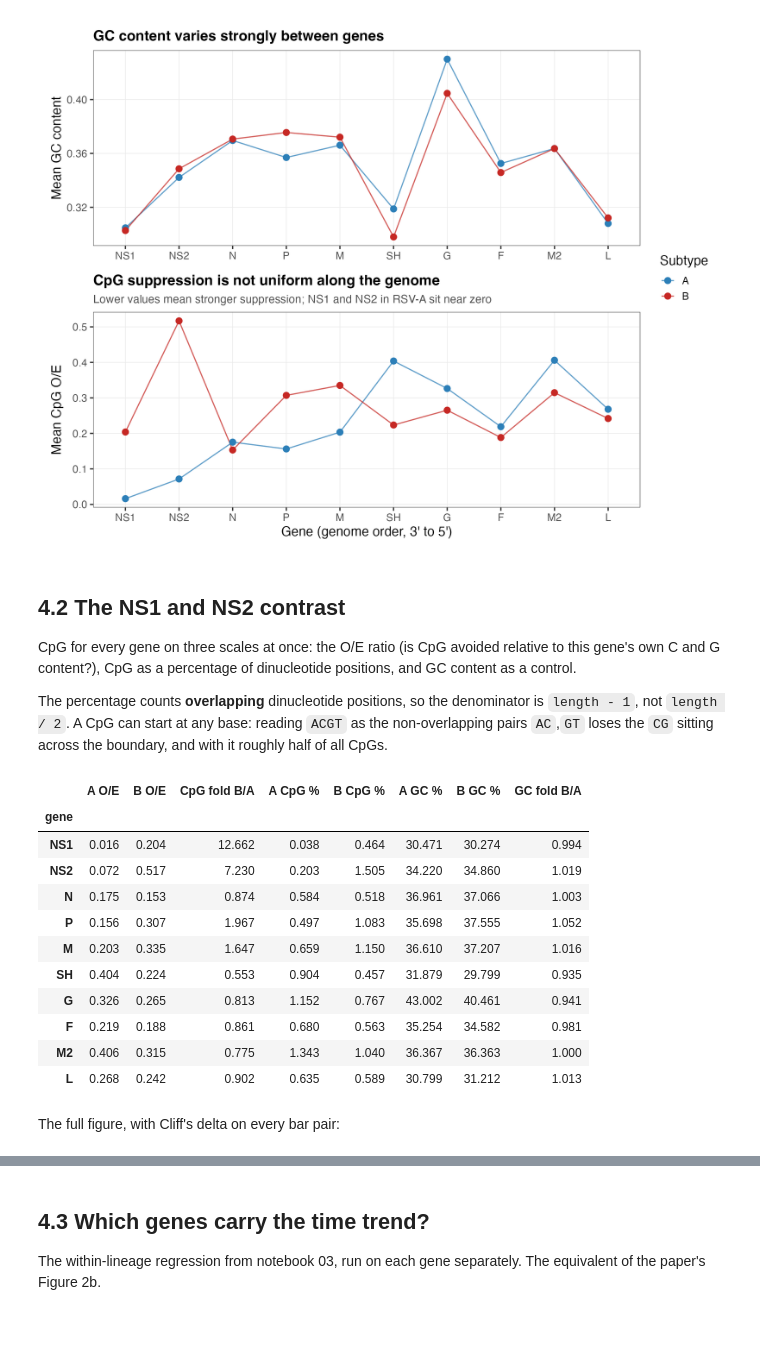
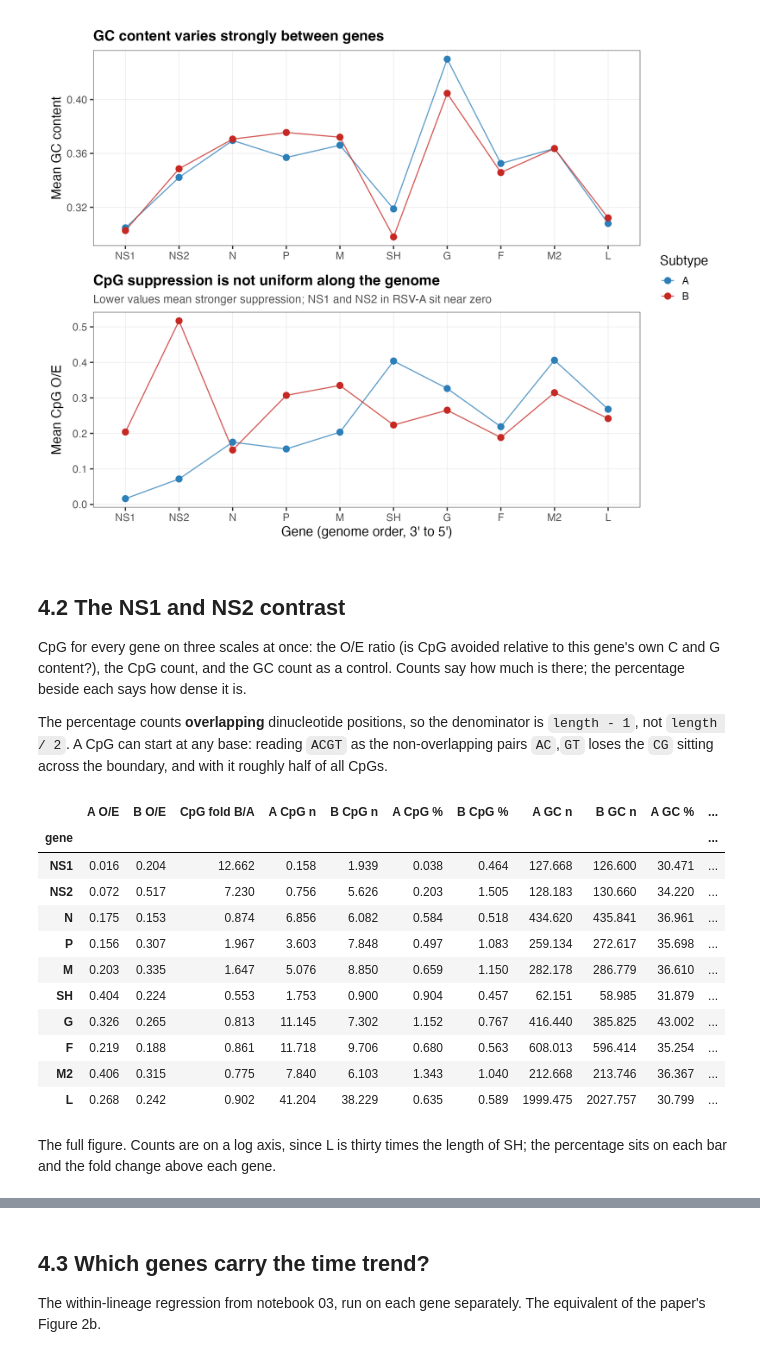
Before and after one commit to Wlimni/RSV, a Jupyter notebook: notebooks/04_genes.ipynb, the cells around one changed output, grey strips where cells are left out. Cells and saved outputs as stored; diff of their text form; code cells hidden in the pictures; blank space fills up the shorter version.

```diff
--- a/notebooks/04_genes.ipynb
+++ b/notebooks/04_genes.ipynb
@@ -87,37 +87,41 @@ show("fig5_gene_composition.png")
 # %% [markdown]
 ## 4.2  The NS1 and NS2 contrast
 
-CpG for every gene on three scales at once: the O/E ratio (is CpG avoided relative to this gene's own C and G content?), CpG as a percentage of dinucleotide positions, and GC content as a control.
+CpG for every gene on three scales at once: the O/E ratio (is CpG avoided relative to this gene's own C and G content?), the CpG count, and the GC count as a control. Counts say how much is there; the percentage beside each says how dense it is.
 
 The percentage counts **overlapping** dinucleotide positions, so the denominator is `length - 1`, not `length / 2`. A CpG can start at any base: reading `ACGT` as the non-overlapping pairs `AC`,`GT` loses the `CG` sitting across the boundary, and with it roughly half of all CpGs.
 # %%
 rows = []
 for gn in GENES:
     s = per_gene[per_gene.gene == gn]
     a, b = s[s.Subtype == "A"], s[s.Subtype == "B"]
     rows.append({"gene": gn,
                  "A O/E": a.oe_CG.mean(), "B O/E": b.oe_CG.mean(),
                  "CpG fold B/A": b.oe_CG.mean() / a.oe_CG.mean(),
                  # freq_CG already uses the (length - 1) overlapping basis
+                 "A CpG n": (a.freq_CG * (a.valid_len - 1)).mean(),
+                 "B CpG n": (b.freq_CG * (b.valid_len - 1)).mean(),
                  "A CpG %": a.freq_CG.mean() * 100, "B CpG %": b.freq_CG.mean() * 100,
+                 "A GC n": (a.gc_content * a.valid_len).mean(),
+                 "B GC n": (b.gc_content * b.valid_len).mean(),
                  "A GC %": a.gc_content.mean() * 100, "B GC %": b.gc_content.mean() * 100,
                  "GC fold B/A": b.gc_content.mean() / a.gc_content.mean()})
 pd.DataFrame(rows).set_index("gene").round(3)
 # %% [output]
-|  | A O/E | B O/E | CpG fold B/A | A CpG % | B CpG % | A GC % | B GC % | GC fold B/A |
-| gene |  |  |  |  |  |  |  |  |
-| NS1 | 0.016 | 0.204 | 12.662 | 0.038 | 0.464 | 30.471 | 30.274 | 0.994 |
-| NS2 | 0.072 | 0.517 | 7.230 | 0.203 | 1.505 | 34.220 | 34.860 | 1.019 |
-| N | 0.175 | 0.153 | 0.874 | 0.584 | 0.518 | 36.961 | 37.066 | 1.003 |
-| P | 0.156 | 0.307 | 1.967 | 0.497 | 1.083 | 35.698 | 37.555 | 1.052 |
-| M | 0.203 | 0.335 | 1.647 | 0.659 | 1.150 | 36.610 | 37.207 | 1.016 |
-| SH | 0.404 | 0.224 | 0.553 | 0.904 | 0.457 | 31.879 | 29.799 | 0.935 |
-| G | 0.326 | 0.265 | 0.813 | 1.152 | 0.767 | 43.002 | 40.461 | 0.941 |
-| F | 0.219 | 0.188 | 0.861 | 0.680 | 0.563 | 35.254 | 34.582 | 0.981 |
-| M2 | 0.406 | 0.315 | 0.775 | 1.343 | 1.040 | 36.367 | 36.363 | 1.000 |
-| L | 0.268 | 0.242 | 0.902 | 0.635 | 0.589 | 30.799 | 31.212 | 1.013 |
+|  | A O/E | B O/E | CpG fold B/A | A CpG n | B CpG n | A CpG % | B CpG % | A GC n | B GC n | A GC % | ... |
+| gene |  |  |  |  |  |  |  |  |  |  | ... |
+| NS1 | 0.016 | 0.204 | 12.662 | 0.158 | 1.939 | 0.038 | 0.464 | 127.668 | 126.600 | 30.471 | ... |
+| NS2 | 0.072 | 0.517 | 7.230 | 0.756 | 5.626 | 0.203 | 1.505 | 128.183 | 130.660 | 34.220 | ... |
+| N | 0.175 | 0.153 | 0.874 | 6.856 | 6.082 | 0.584 | 0.518 | 434.620 | 435.841 | 36.961 | ... |
+| P | 0.156 | 0.307 | 1.967 | 3.603 | 7.848 | 0.497 | 1.083 | 259.134 | 272.617 | 35.698 | ... |
+| M | 0.203 | 0.335 | 1.647 | 5.076 | 8.850 | 0.659 | 1.150 | 282.178 | 286.779 | 36.610 | ... |
+| SH | 0.404 | 0.224 | 0.553 | 1.753 | 0.900 | 0.904 | 0.457 | 62.151 | 58.985 | 31.879 | ... |
+| G | 0.326 | 0.265 | 0.813 | 11.145 | 7.302 | 1.152 | 0.767 | 416.440 | 385.825 | 43.002 | ... |
+| F | 0.219 | 0.188 | 0.861 | 11.718 | 9.706 | 0.680 | 0.563 | 608.013 | 596.414 | 35.254 | ... |
+| M2 | 0.406 | 0.315 | 0.775 | 7.840 | 6.103 | 1.343 | 1.040 | 212.668 | 213.746 | 36.367 | ... |
+| L | 0.268 | 0.242 | 0.902 | 41.204 | 38.229 | 0.635 | 0.589 | 1999.475 | 2027.757 | 30.799 | ... |
-# %% [markdown]
-The full figure, with Cliff's delta on every bar pair:
+# %% [markdown]
+The full figure. Counts are on a log axis, since L is thirty times the length of SH; the percentage sits on each bar and the fold change above each gene.
 # %%
 show("fig6_subtype_contrast.png")
 # %% [output]
```
Also changed, not shown: parts of 2 cells of this notebook, 14 other files.
